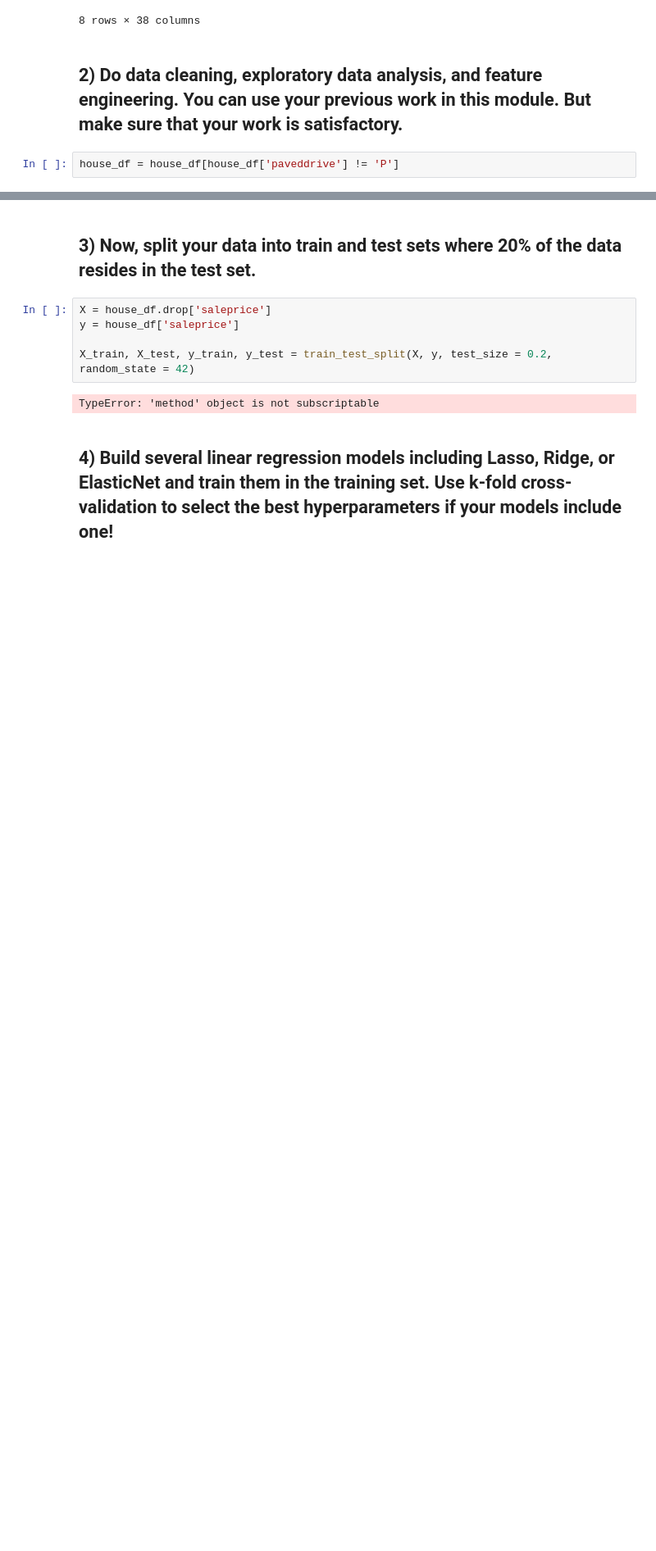
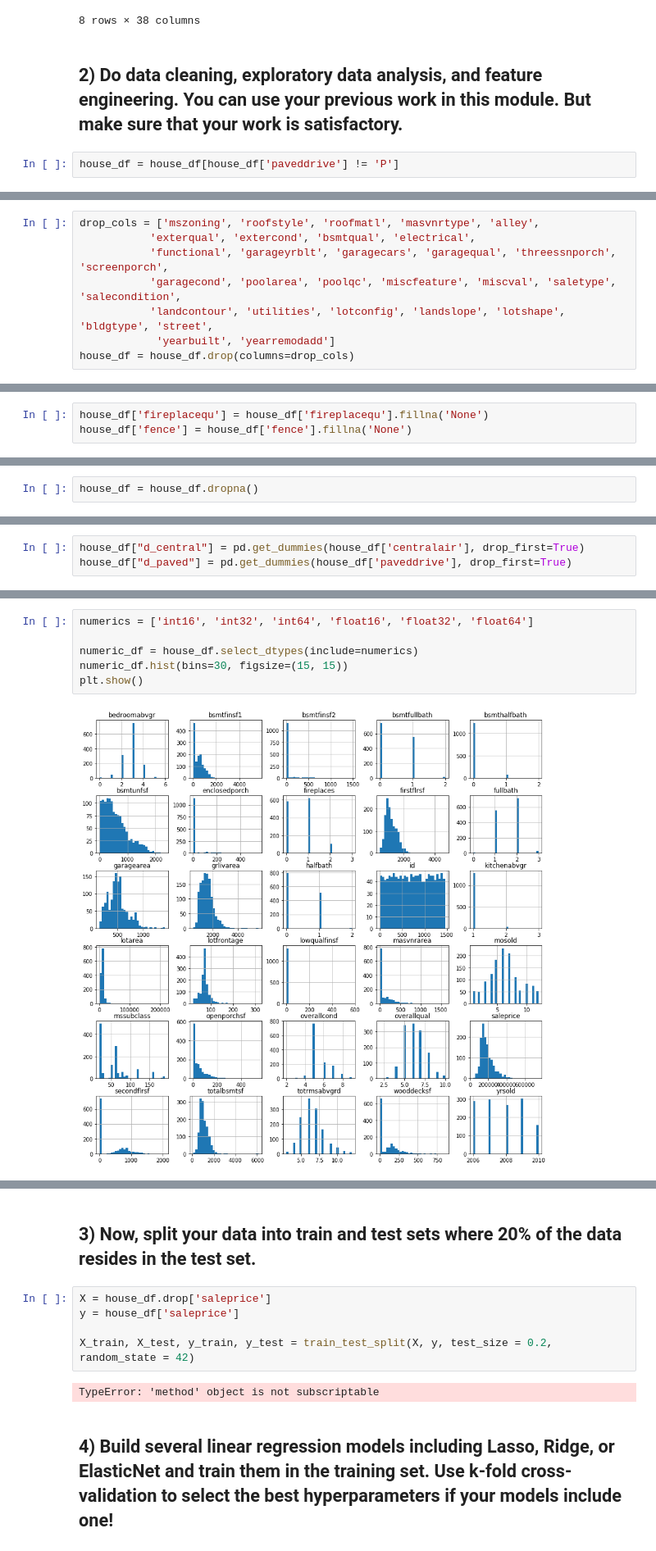
Before and after one commit to ssmcnatt/assignments, a Jupyter notebook: regression-problem-challenge.ipynb, the cells around one changed output, grey strips where cells are left out. Shown at 82% size. Saved outputs shown, nothing was run; the diff lists cells and outputs as text; blank space fills up the shorter version.

```diff
--- a/regression-problem-challenge.ipynb
+++ b/regression-problem-challenge.ipynb
@@ -143,0 +167,8 @@ memory usage: 907.7+ KB
+# %%
+drop_cols = ['mszoning', 'roofstyle', 'roofmatl', 'masvnrtype', 'alley',
+           'exterqual', 'extercond', 'bsmtqual', 'electrical',
+           'functional', 'garageyrblt', 'garagecars', 'garagequal', 'threessnporch', 'screenporch',
+           'garagecond', 'poolarea', 'poolqc', 'miscfeature', 'miscval', 'saletype', 'salecondition',
+           'landcontour', 'utilities', 'lotconfig', 'landslope', 'lotshape', 'bldgtype', 'street',
+            'yearbuilt', 'yearremodadd']
+house_df = house_df.drop(columns=drop_cols)
@@ -143,0 +195,3 @@ memory usage: 907.7+ KB
+# %%
+house_df['fireplacequ'] = house_df['fireplacequ'].fillna('None')
+house_df['fence'] = house_df['fence'].fillna('None')
@@ -143,0 +218,2 @@ memory usage: 907.7+ KB
+# %%
+house_df = house_df.dropna()
@@ -144 +236,4 @@ memory usage: 907.7+ KB
+# %%
+house_df["d_central"] = pd.get_dummies(house_df['centralair'], drop_first=True)
+house_df["d_paved"] = pd.get_dummies(house_df['paveddrive'], drop_first=True)
 # %%
@@ -272,0 +257,8 @@ array([1, 0], dtype=uint8)
+# %%
+numerics = ['int16', 'int32', 'int64', 'float16', 'float32', 'float64']
+
+numeric_df = house_df.select_dtypes(include=numerics)
+numeric_df.hist(bins=30, figsize=(15, 15))
+plt.show()
+# %% [output]
+[figure, added]
```
Also changed, not shown: parts of 37 cells of this notebook, 1 other file.
